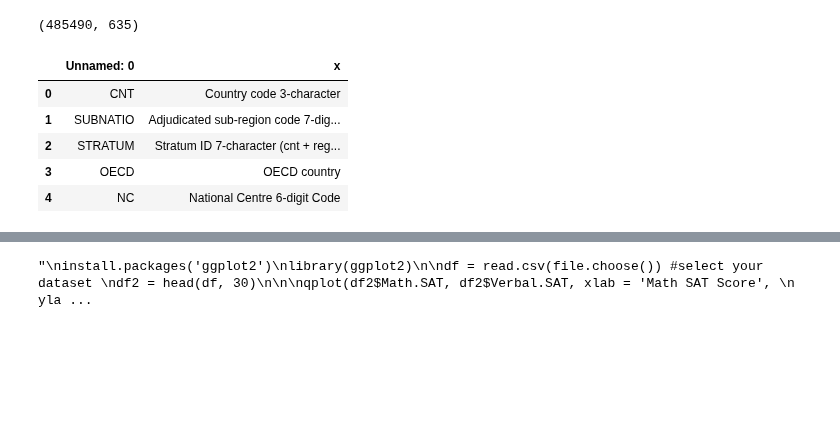
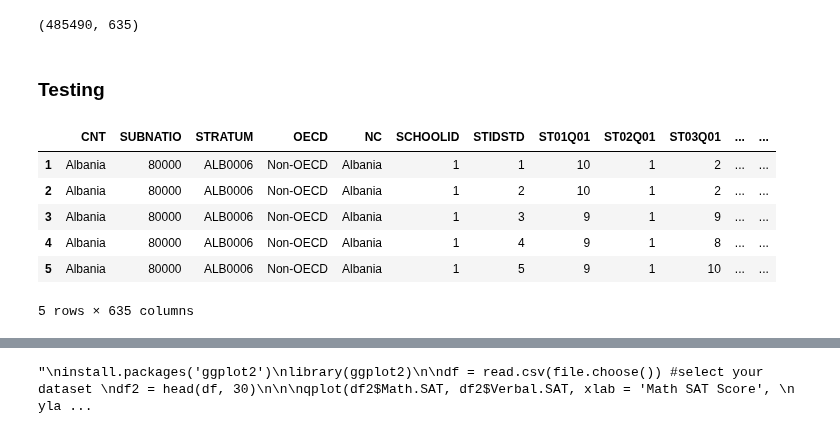
Before and after one commit to Steve-Choi/DAND, a Jupyter notebook: Communicate-Data-Findings/Communicate-Data-Findings.ipynb, the cells around one changed output, grey strips where cells are left out. Cells and saved outputs as stored; diff of their text form; code cells hidden in the pictures; blank space fills up the shorter version.

Commit message:
Started exploring Data

```diff
--- a/Communicate-Data-Findings/Communicate-Data-Findings.ipynb
+++ b/Communicate-Data-Findings/Communicate-Data-Findings.ipynb
@@ -39,13 +39,22 @@ df.head()
 df.shape
 # %% [output]
 (485490, 635)
+# %% [markdown]
+### Testing
+# %%
+# This is for test. Loading only 10 thousand rows from whole data set
+df =  pd.read_csv('data/pisa2012.csv', encoding='ISO-8859-1', index_col=0, nrows=10000)
+
+#check
+df.head()
+# %% [output]
+|  | CNT | SUBNATIO | STRATUM | OECD | NC | SCHOOLID | STIDSTD | ST01Q01 | ST02Q01 | ST03Q01 | ... | ... |
+| 1 | Albania | 80000 | ALB0006 | Non-OECD | Albania | 1 | 1 | 10 | 1 | 2 | ... | ... |
+| 2 | Albania | 80000 | ALB0006 | Non-OECD | Albania | 1 | 2 | 10 | 1 | 2 | ... | ... |
+| 3 | Albania | 80000 | ALB0006 | Non-OECD | Albania | 1 | 3 | 9 | 1 | 9 | ... | ... |
+| 4 | Albania | 80000 | ALB0006 | Non-OECD | Albania | 1 | 4 | 9 | 1 | 8 | ... | ... |
+| 5 | Albania | 80000 | ALB0006 | Non-OECD | Albania | 1 | 5 | 9 | 1 | 10 | ... | ... |
+5 rows × 635 columns
 # %%
+# read pisa - dictionaries (column descriptions)
 df_colname = pd.read_csv('data/pisadict2012.csv', encoding='ISO-8859-1')
-df_colname.head()
-# %% [output]
-|  | Unnamed: 0 | x |
-| 0 | CNT | Country code 3-character |
-| 1 | SUBNATIO | Adjudicated sub-region code 7-dig... |
-| 2 | STRATUM | Stratum ID 7-character (cnt + reg... |
-| 3 | OECD | OECD country |
-| 4 | NC | National Centre 6-digit Code |
```
Also changed, not shown: parts of 4 cells of this notebook.
